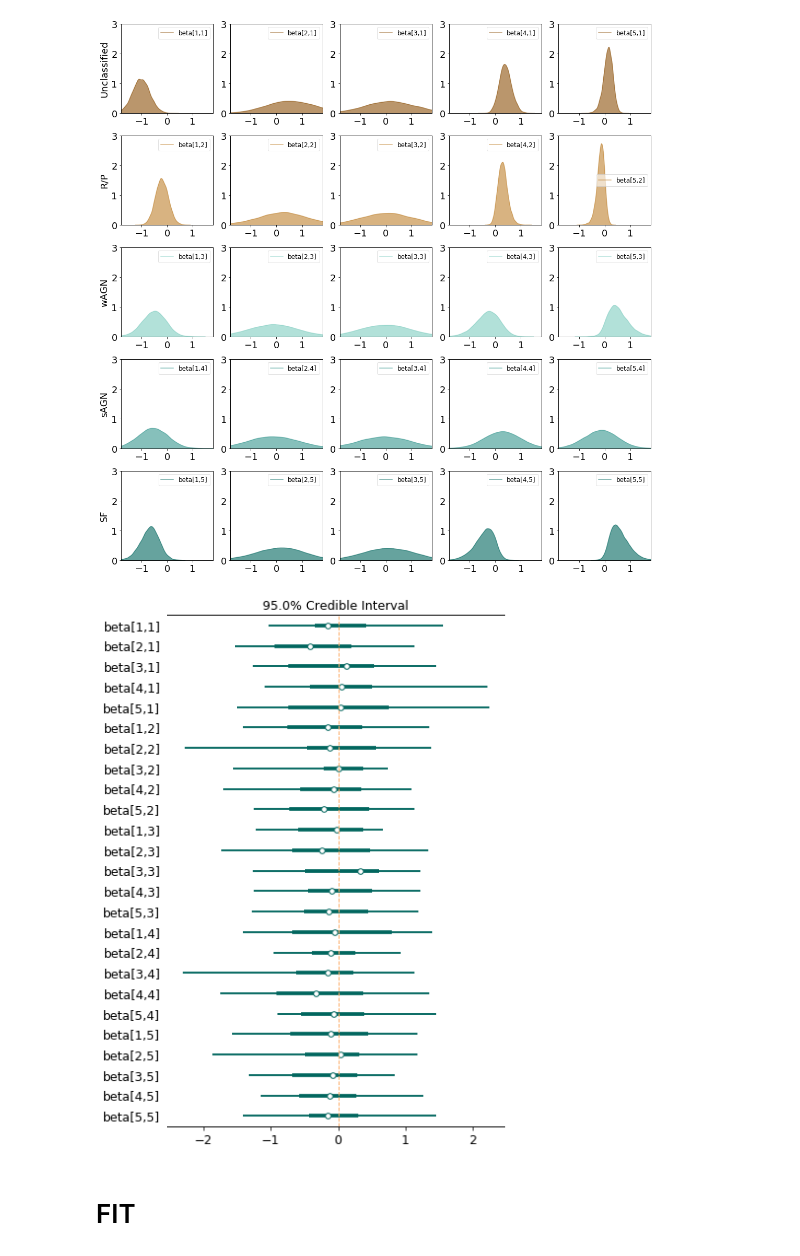
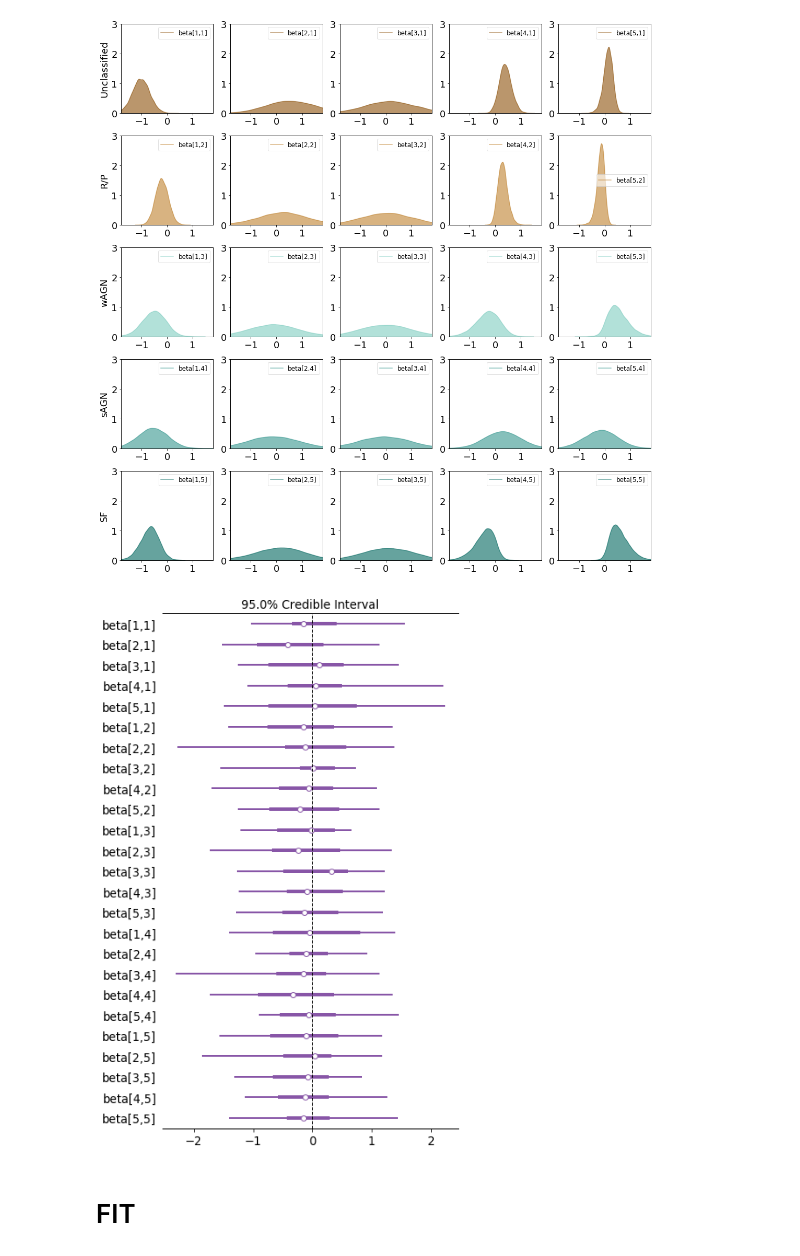
Before and after one commit to mdastro/UVupturn-RSGs, a Jupyter notebook: UtilitiesCodes/UVup_EVOL_PLOTS.ipynb, the cells around one changed output. Cells and saved outputs as stored; diff of their text form; code cells hidden in the pictures.

```diff
--- a/UtilitiesCodes/UVup_EVOL_PLOTS.ipynb
+++ b/UtilitiesCodes/UVup_EVOL_PLOTS.ipynb
@@ -211,15 +211,16 @@ posteriors_dictionary = {}
 for i in range(posteriors.keys().size):
     posteriors_dictionary['%s' % (posteriors.keys()[i])] = posteriors.values[i]
 # %%
-az.plot_forest(data=posteriors_dictionary, var_names=list(posteriors.keys()), figsize=(6,8), r_hat=False, n_eff=False,
-               credible_interval=0.95, quartiles=True, colors=palette[-1])
-plt.axvline(x=0, color='#fdae6b', linewidth=1., linestyle='--')
+plt.rcParams.update(plotpars)
+az.plot_forest(data=posteriors_dictionary, var_names=list(posteriors.keys()), figsize=(6,9), r_hat=False, n_eff=False,
+               credible_interval=0.95, quartiles=True, colors='#8856a7')
+plt.axvline(x=0, color='black', linewidth=1., linestyle='--')
 plt.tight_layout()
 plt.savefig(os.path.join(figs_paper_path, '25betas_forest_rmshared_revised.png'))
 plt.savefig(os.path.join(figs_paper_path, '25betas_forest_rmshared_revised.pdf'))
 plt.show()
 # %% [output]
-[figure, old version]
+[figure, new version]
 # %% [markdown]
 # FIT
 # %%
```
Also changed, not shown: 3 other files.
